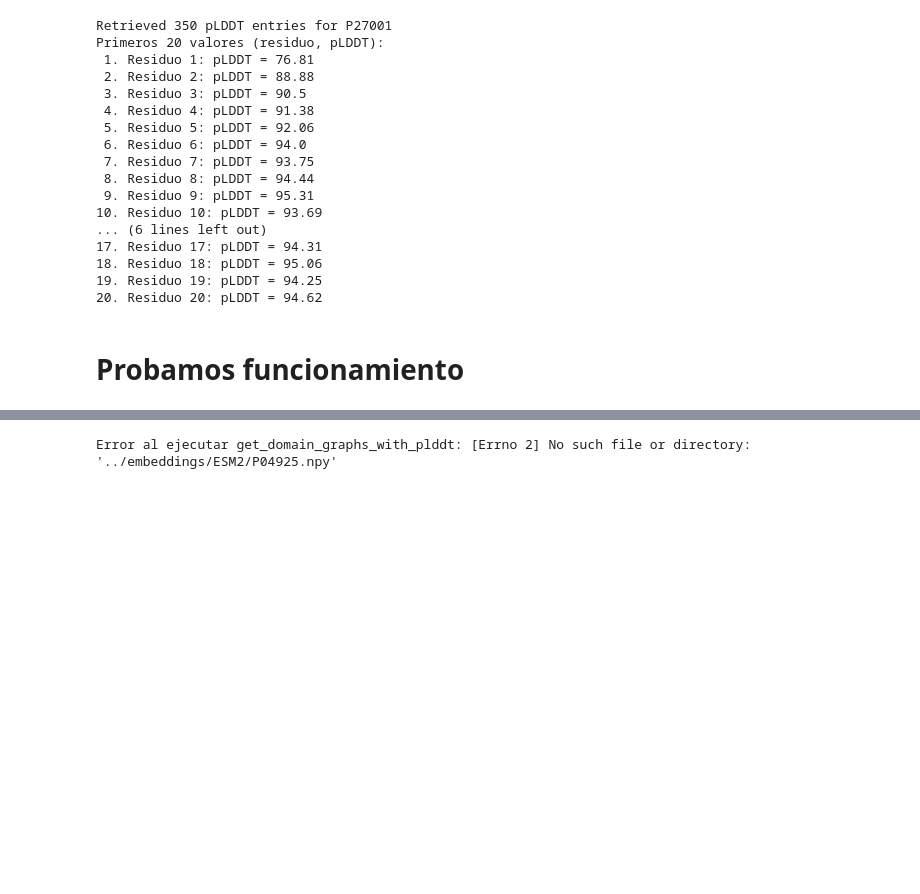
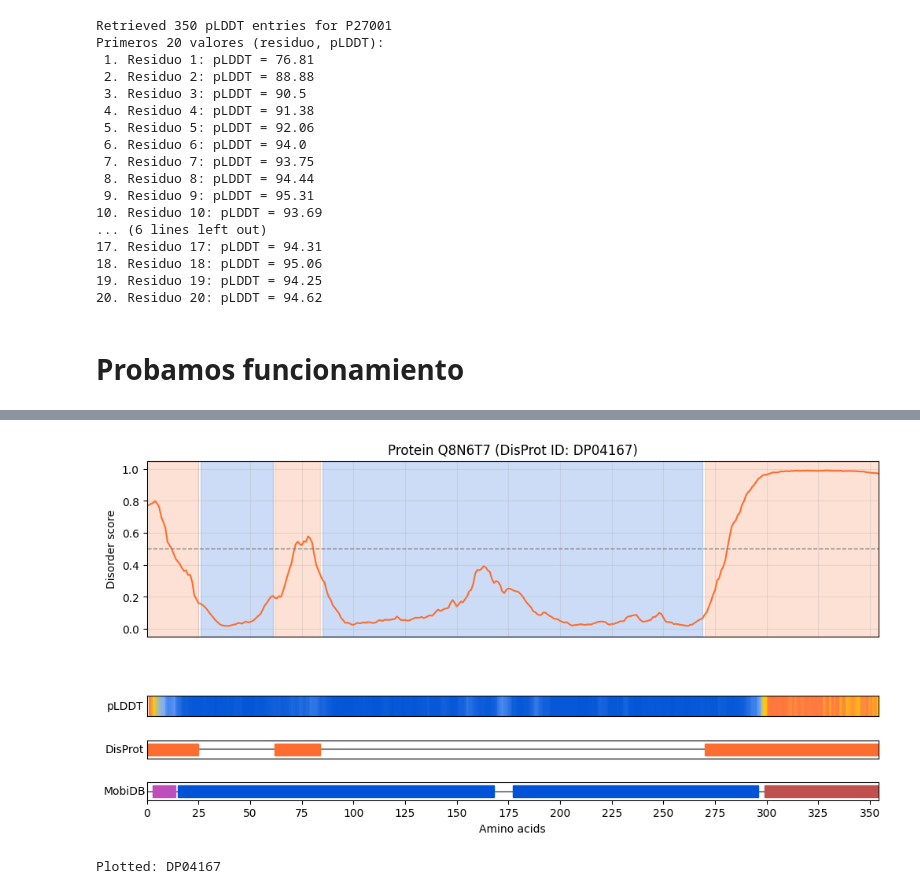
Before and after one commit to sofiaaduarte/emb2dis, a Jupyter notebook: notebooks/plot_disorder-AF.ipynb, the cells around one changed output, grey strips where cells are left out. Saved outputs shown, nothing was run; the diff lists cells and outputs as text; code cells hidden in the pictures; blank space fills up the shorter version.

```diff
--- a/notebooks/plot_disorder-AF.ipynb
+++ b/notebooks/plot_disorder-AF.ipynb
@@ -300,29 +429,70 @@ Primeros 20 valores (residuo, pLDDT):
 # %%
-# Ejecutar get_domain_graphs_with_plddt para una proteína
+id = "DP04167"
+dataset = 'caid3_3/disorder_pdb'
+protein = {
+    'disprot_id': id,
+    'uniprot_id': "Q8N6T7"
+}
 
-results_path = Path("/home/sduarte/emb2dis/results/grid_search_ESM2_AUC-APS/best_model/")  # <-- ajustar a tu carpeta de resultados
-# results_path = Path("/home/sduarte/emb2dis/results/grid_search_esmc_600m/trial182_filt300_ker9_resnet1_win25_lr5e-06_drop0.00_09-03-2026_14-46-24/")  # <-- ajustar a tu carpeta de resultados
+c = {
+    "missing": "#C0504D",
+    "missing_context_dependent": "#C04DBC",
+    "structured": "#0053D6",
+    "disordered": "#FC6D2F"
+}
 
-pdb_path = Path("../data/processed/")                # <-- ajustar donde estén los .pdb locales
-# dataset = "caid3_3/disorder_pdb"
-dataset = 'dev'
+# Múltiples pistas/paneles de regiones
+custom_region_tracks = [
+    {
+        "label": "DisProt",
+        "regions": [
+            (0, 25, c['disordered'], ""),
+            (62, 84,c['disordered'], ""),
+            (270, 355,c['disordered'], ""),
+        ]
+    },
+    {
+        "label": "MobiDB",
+        "regions": [
+            (3, 14, c['missing_context_dependent'], ""),
+            (15, 168, c['structured'], ""),
+            (177, 296, c['structured'], ""),
+            (299, 355, c['missing'], "")
+        ]
+    },
+    # {
+    #     "label": "UniProt",
+    #     "regions": [
+    #         (19, 264, "#C0504D", "Extracellular"),
+    #         (264, 289, "gray", "Mem."),
+    #         (289, 638, "#88B5D1", "Cytoplasmic"),
+    #     ]
+    # },
+    # {
+    #     "label": "Pfam",
+    #     "regions": [
+    #         (47, 134, "gray", "P10912"),
+    #         (170, 249, "gray", "PF00041"),
+    #         (316, 617, "gray", "PF12772")
+    #     ]
+    # },
+]
 
-protein = {
-    'disprot_id': "P04925",
-    'uniprot_id': "P04925"
-}
 
 try:
     get_domain_graphs_with_plddt(protein=protein["disprot_id"],
                                  results_path=results_path,
                                  dataset=dataset,
                                  uniprot_id=protein['uniprot_id'],
-                                 title=f"Protein {protein['uniprot_id']} (DisProt ID: {protein['disprot_id']})",
+                                 title=f"Protein {protein['uniprot_id']} (DisProt ID: DP04167)",
                                  save_pdf=False,
                                  output_dir="./disorder_plddt_test_plots",
-                                 threshold=0.429
+                                 threshold=0.5,
+                                 figsize=(12, 5.6),
+                                 region_tracks=custom_region_tracks
                                  )
 except Exception as e:
     print("Error al ejecutar get_domain_graphs_with_plddt:", e)
 # %% [output]
+[figure, added]
-Error al ejecutar get_domain_graphs_with_plddt: [Errno 2] No such file or directory: '../embeddings/ESM2/P04925.npy'
+Plotted: DP04167
```
Also changed, not shown: parts of 5 cells of this notebook.
